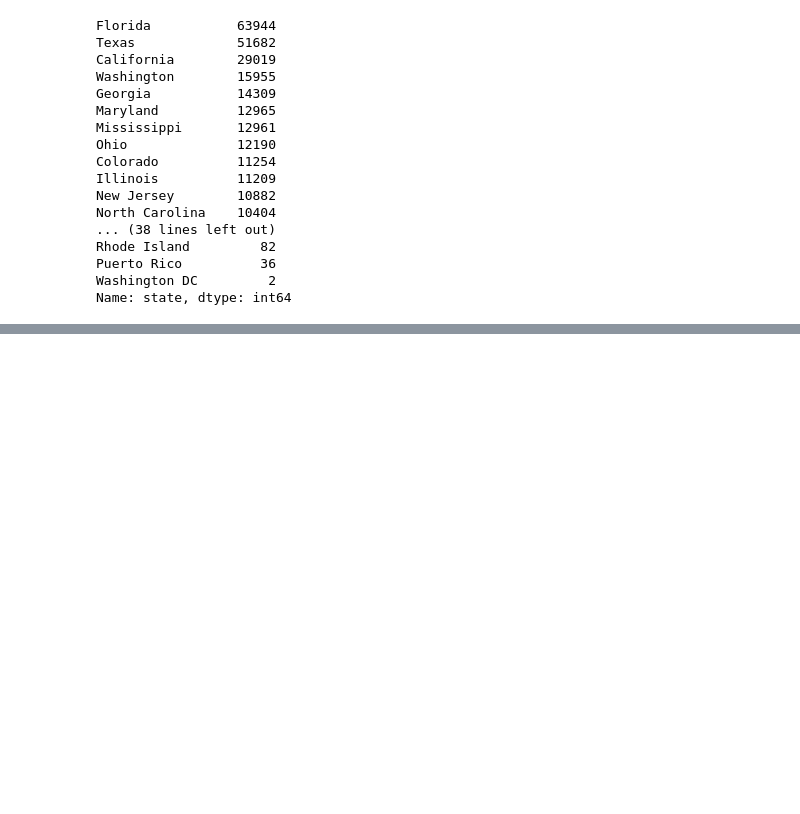
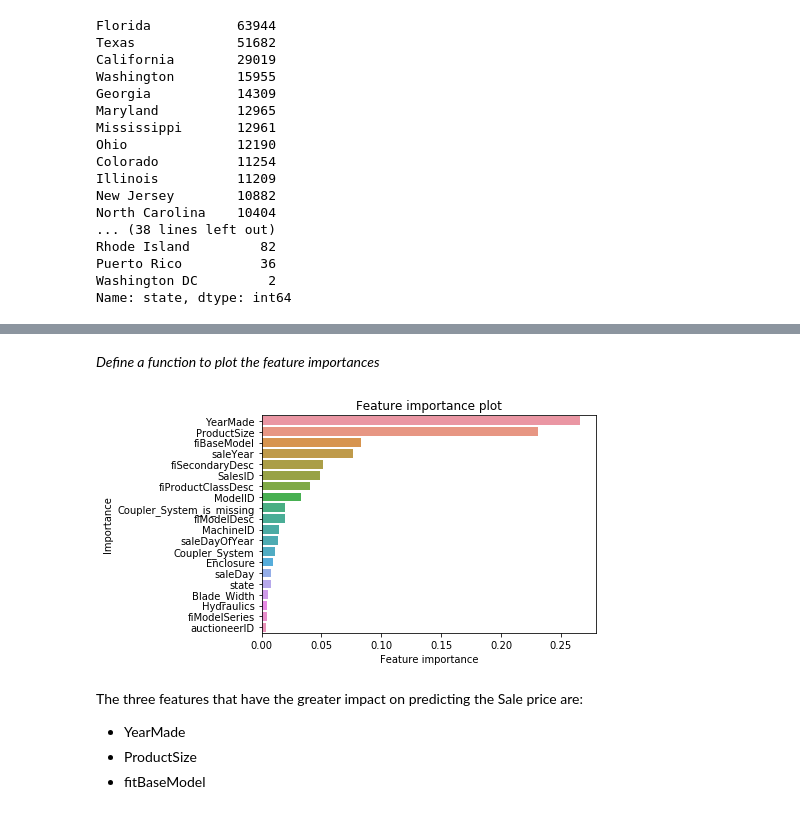
Before and after one commit to PaolaArz/ML_SupervisedLearning_Regression, a Jupyter notebook: ML_SupervisedLearning_Regression.ipynb, the cells around one changed output, grey strips where cells are left out. Saved outputs shown, nothing was run; the diff lists cells and outputs as text; code cells hidden in the pictures; blank space fills up the shorter version.

```diff
--- a/ML_SupervisedLearning_Regression.ipynb
+++ b/ML_SupervisedLearning_Regression.ipynb
@@ -231,0 +799,4 @@ from sklearn.compose import ColumnTransformer
+# %%
+%%time
+# Fit the model
+rs_model.fit(X_train, y_train)
@@ -231,0 +844,12 @@ from sklearn.compose import ColumnTransformer
+# %%
+# Best parameters identified
+new_model = RandomForestRegressor(n_estimators=30,
+                                  min_samples_split=8,
+                                  min_samples_leaf=1,
+                                  max_features='auto',
+                                  n_jobs=-1,
+                                  max_samples=None)
+# %%
+%%time
+# Fit the model
+new_model.fit(X_train, y_train)
@@ -231,0 +997,37 @@ from sklearn.compose import ColumnTransformer
+# %% [markdown]
+*Define a function to plot the feature importances*
+# %%
+def plot_features (columns, model, n=20):
+    """
+    Generate and plot feature importances for a given model.
+    The function has three different steps:
+    1. Generation of importances
+    2. Create a dataframe with the importances
+    3. Plot the importances
+    """
+    # Generate importances
+    importances = model.feature_importances_
+
+    # Put importances in a dataframe
+    df=(pd.DataFrame({"features": columns,
+                      "feature_importances": importances})
+        .sort_values("feature_importances", ascending=False)
+        .reset_index(drop=True))
+
+    # Plot the importance dataframe
+    sns.barplot(y=df.features[:n],
+                x=df.feature_importances[:n],
+                orient='h')
+    plt.xlabel("Feature importance")
+    plt.ylabel("Importance")
+    plt.title("Feature importance plot")
+# %%
+# Plot the importances
+plot_features(X_train.columns, new_model)
+# %% [output]
+[figure, added]
+# %% [markdown]
+The three features that have the greater impact on predicting the Sale price are:
+* YearMade
+* ProductSize
+* fitBaseModel
```
Also changed, not shown: parts of 95 cells of this notebook, 1 other file.
